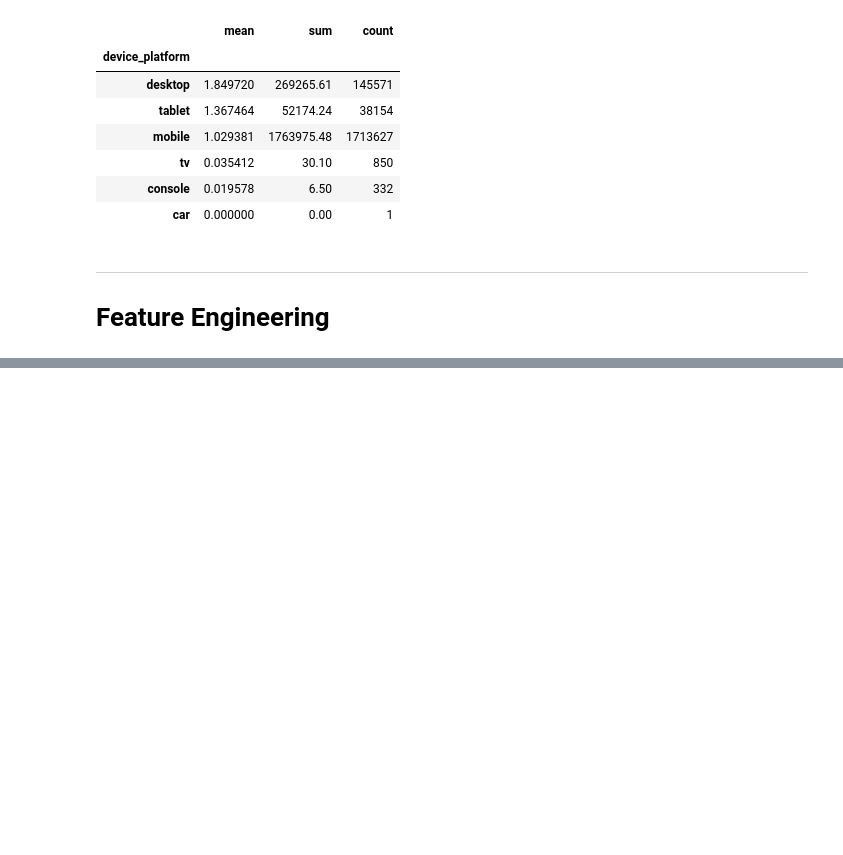
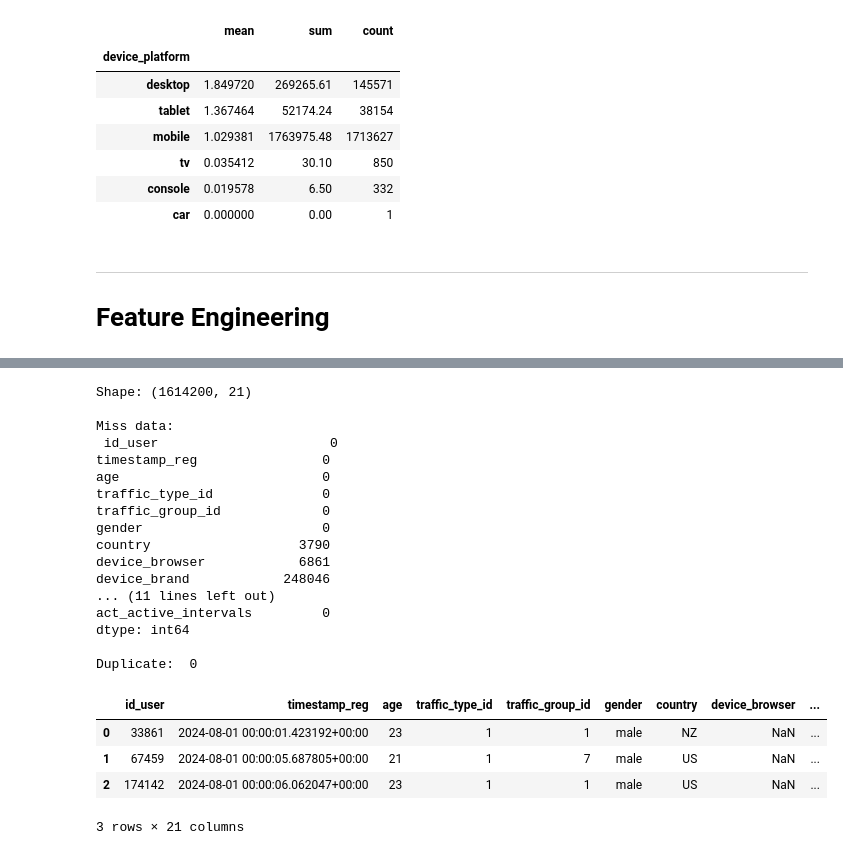
Before and after one commit to Chuchman-Dima/Revenue-Forecast-7d, a Jupyter notebook: src/ipynb/model.ipynb, the cells around one changed output, grey strips where cells are left out. Cells and saved outputs as stored; diff of their text form; code cells hidden in the pictures; blank space fills up the shorter version.

```diff
--- a/src/ipynb/model.ipynb
+++ b/src/ipynb/model.ipynb
@@ -256,0 +271,3 @@ actions_agg.head(3)
+# %%
+# З'єднуємо дві таблиці по ключу "id_user". (LEFT JOIN)
+df = df_params.merge(actions_agg, on='id_user', how='left')
@@ -256,0 +277,28 @@ actions_agg.head(3)
+# %%
+print('Shape:', df.shape, '\n')
+print('Miss data:\n', df.isnull().sum(), '\n')
+print('Duplicate: ', df.duplicated().sum())
+display(df.head(3))
+# %% [output]
+Shape: (1614200, 21)
+
+Miss data:
+ id_user                      0
+timestamp_reg                0
+age                          0
+traffic_type_id              0
+traffic_group_id             0
+gender                       0
+country                   3790
+device_browser            6861
+device_brand            248046
+... (11 lines left out)
+act_active_intervals         0
+dtype: int64
+
+Duplicate:  0
+|  | id_user | timestamp_reg | age | traffic_type_id | traffic_group_id | gender | country | device_browser | ... |
+| 0 | 33861 | 2024-08-01 00:00:01.423192+00:00 | 23 | 1 | 1 | male | NZ | NaN | ... |
+| 1 | 67459 | 2024-08-01 00:00:05.687805+00:00 | 21 | 1 | 7 | male | US | NaN | ... |
+| 2 | 174142 | 2024-08-01 00:00:06.062047+00:00 | 23 | 1 | 1 | male | US | NaN | ... |
+3 rows × 21 columns
```
Also changed, not shown: parts of 6 cells of this notebook.
